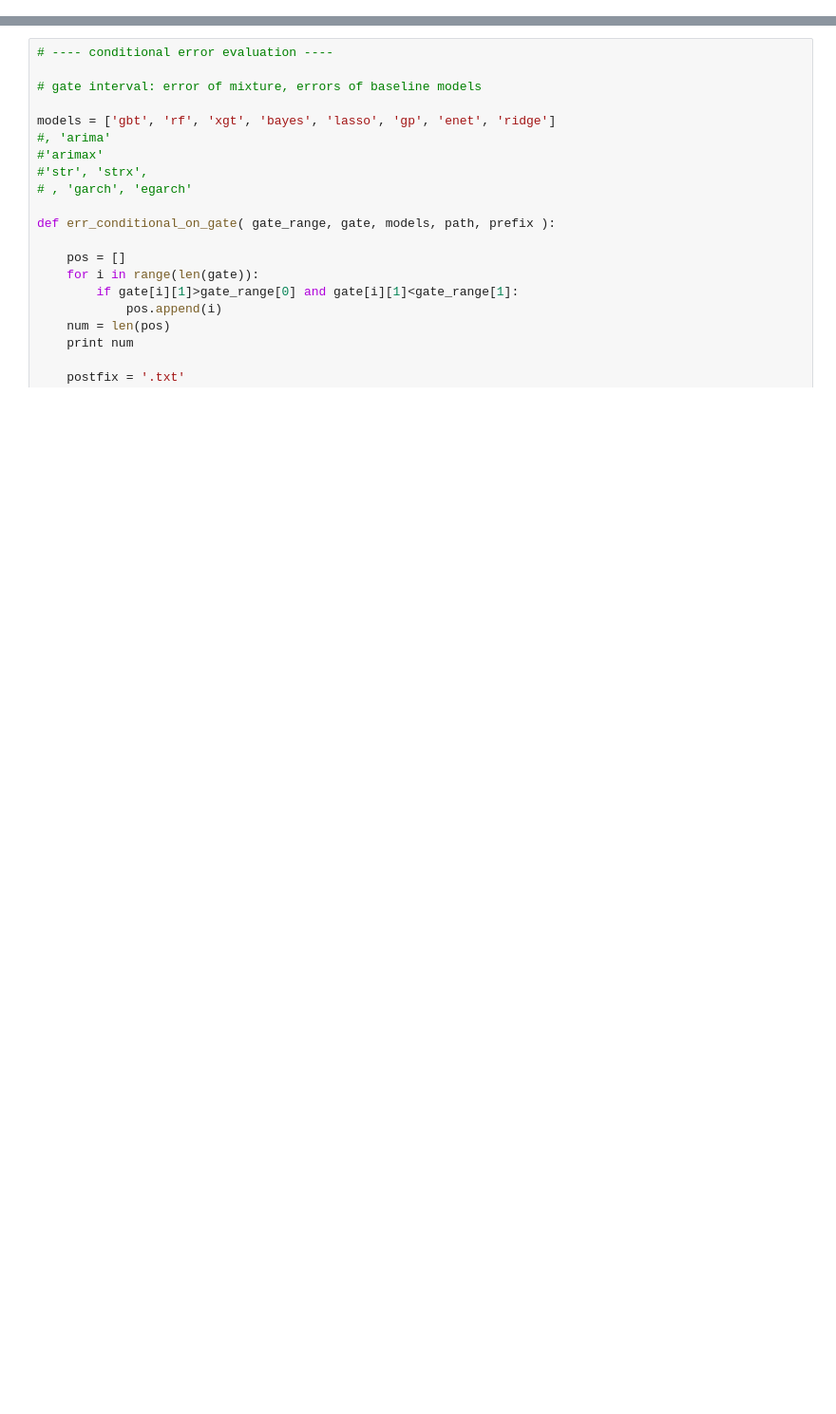
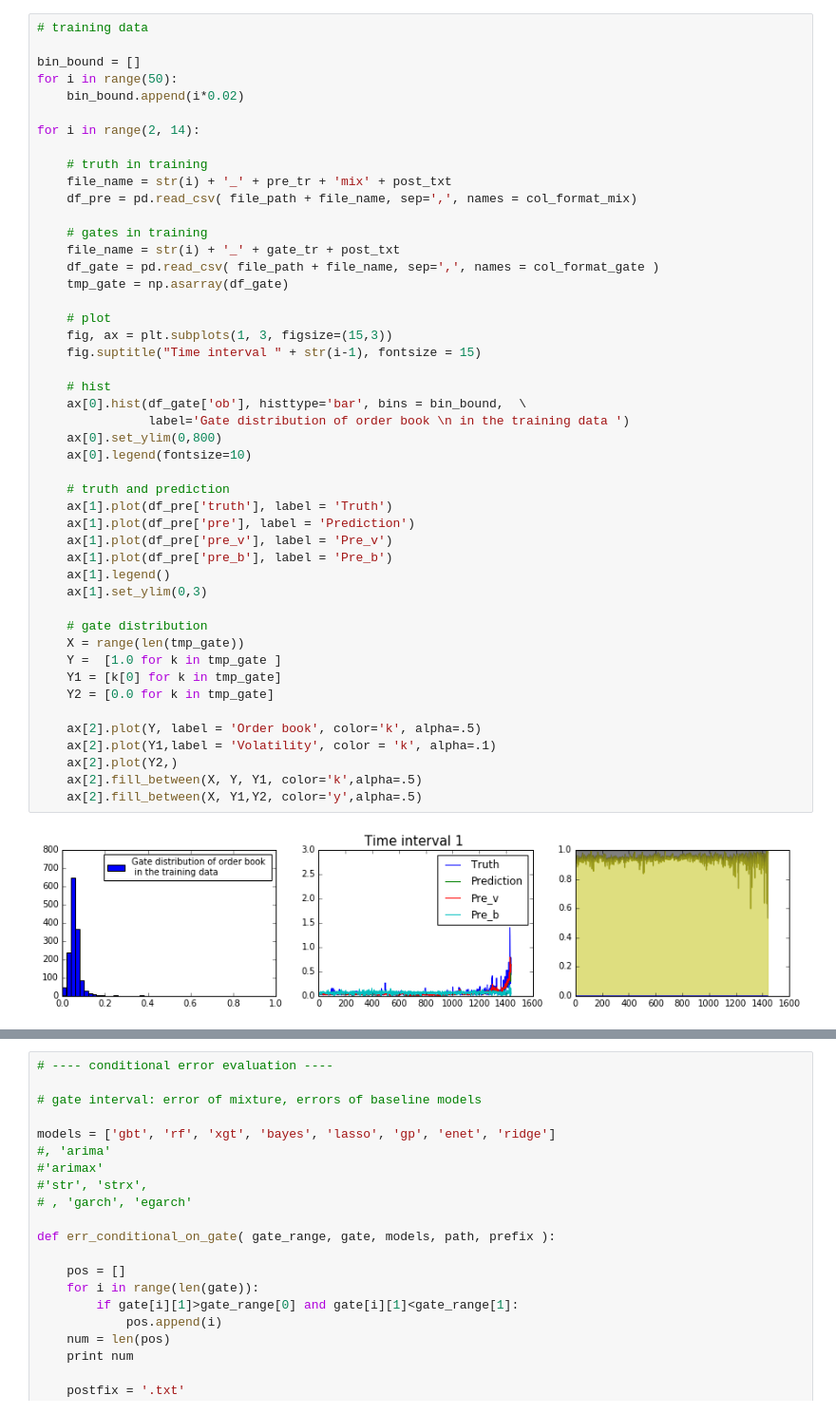
Before and after one commit to weilai0980/mixture_models_crypto, a Jupyter notebook: result_analysis.ipynb, the cells around one changed output, grey strips where cells are left out. Shown at 95% size. Saved outputs shown, nothing was run; the diff lists cells and outputs as text; blank space fills up the shorter version.

```diff
--- a/result_analysis.ipynb
+++ b/result_analysis.ipynb
@@ -254,0 +241,49 @@ for i in range(2,14):
+# %%
+# training data
+
+bin_bound = []
+for i in range(50):
+    bin_bound.append(i*0.02)
+
+for i in range(2, 14):
+
+    # truth in training
+    file_name = str(i) + '_' + pre_tr + 'mix' + post_txt
+    df_pre = pd.read_csv( file_path + file_name, sep=',', names = col_format_mix)
+
+    # gates in training
+    file_name = str(i) + '_' + gate_tr + post_txt
+    df_gate = pd.read_csv( file_path + file_name, sep=',', names = col_format_gate )
+    tmp_gate = np.asarray(df_gate)
+
+    # plot
+    fig, ax = plt.subplots(1, 3, figsize=(15,3))
+    fig.suptitle("Time interval " + str(i-1), fontsize = 15)
+
+    # hist
+    ax[0].hist(df_gate['ob'], histtype='bar', bins = bin_bound,  \
+               label='Gate distribution of order book \n in the training data ')
+    ax[0].set_ylim(0,800)
+    ax[0].legend(fontsize=10)
+
+    # truth and prediction
+    ax[1].plot(df_pre['truth'], label = 'Truth')
+    ax[1].plot(df_pre['pre'], label = 'Prediction')
+    ax[1].plot(df_pre['pre_v'], label = 'Pre_v')
+    ax[1].plot(df_pre['pre_b'], label = 'Pre_b')
+    ax[1].legend()
+    ax[1].set_ylim(0,3)
+
+    # gate distribution
+    X = range(len(tmp_gate))
+    Y =  [1.0 for k in tmp_gate ]
+    Y1 = [k[0] for k in tmp_gate]
+    Y2 = [0.0 for k in tmp_gate]
+
+    ax[2].plot(Y, label = 'Order book', color='k', alpha=.5)
+    ax[2].plot(Y1,label = 'Volatility', color = 'k', alpha=.1)
+    ax[2].plot(Y2,)
+    ax[2].fill_between(X, Y, Y1, color='k',alpha=.5)
+    ax[2].fill_between(X, Y1,Y2, color='y',alpha=.5)
+# %% [output]
+[figure, added]
```
Also changed, not shown: parts of 23 cells of this notebook, 8 other files.
